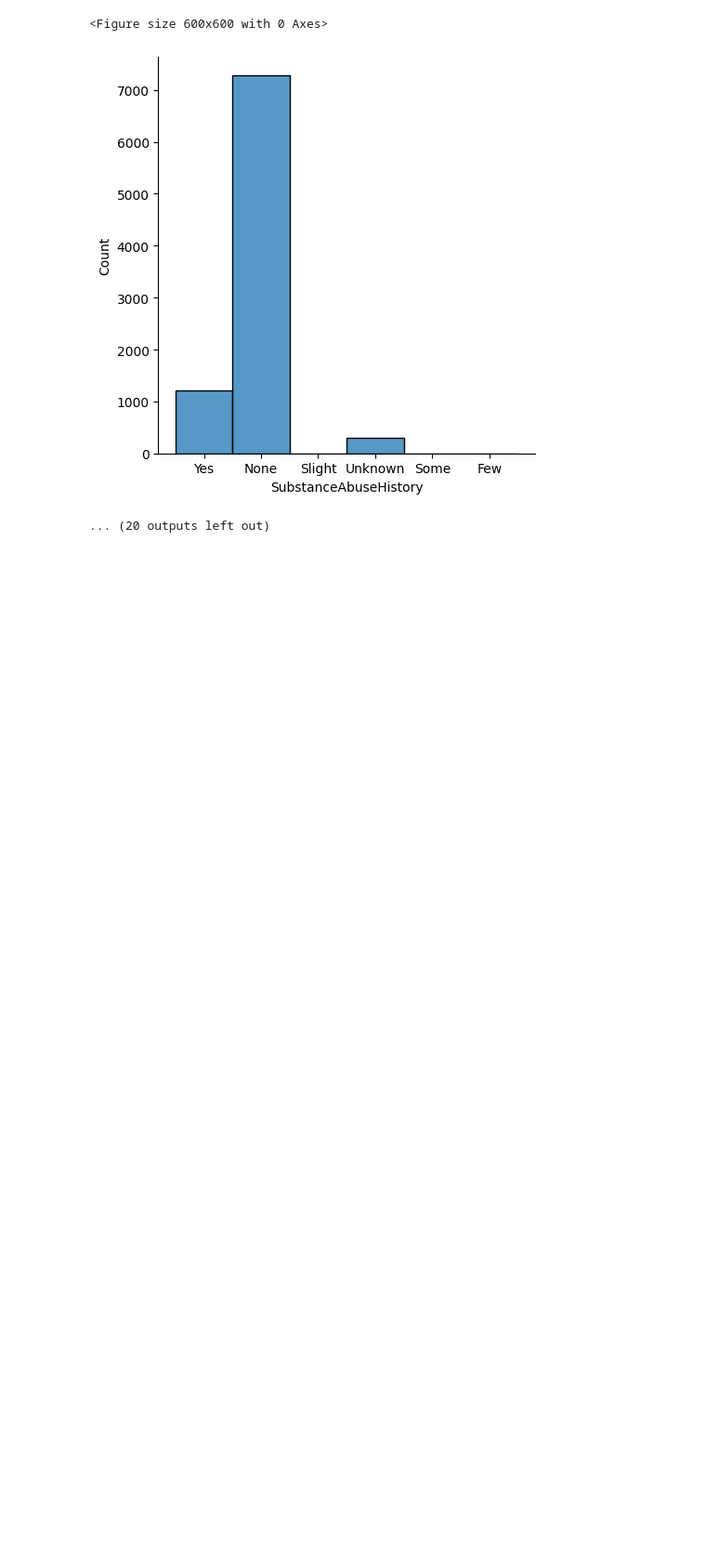
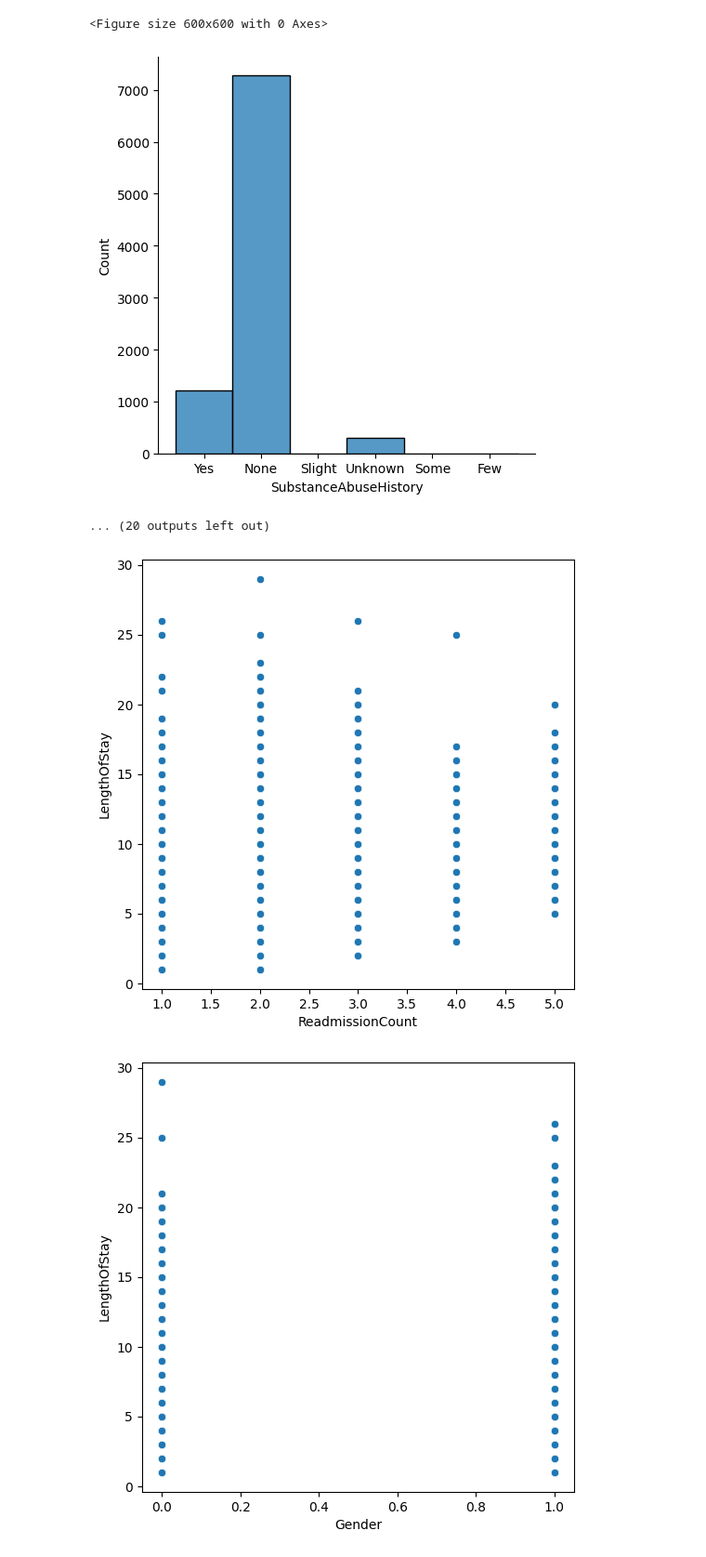
Before and after one commit to amannain122/Health-Project-ML-Group-C, a Jupyter notebook: Machine_Learning_Assignment.ipynb, the cells around one changed output. Shown at 93% size. Saved outputs shown, nothing was run; the diff lists cells and outputs as text; code cells hidden in the pictures; blank space fills up the shorter version.

```diff
--- a/Machine_Learning_Assignment.ipynb
+++ b/Machine_Learning_Assignment.ipynb
@@ -211,5 +210,9 @@ def show_scatterplot(data_frame_cols):
 # %%
 #features
 features = ['ReadmissionCount', 'Gender', 'ABG' ,'SecondaryDiagnosis', 'Pulse','BMI']
+target_value = 'LengthOfStay'
 for column in features:
   show_scatterplot(healthCareDF[column])
+# %% [output]
+[figure, added]
+[figure, added]
```
Also changed, not shown: parts of 13 cells of this notebook.
